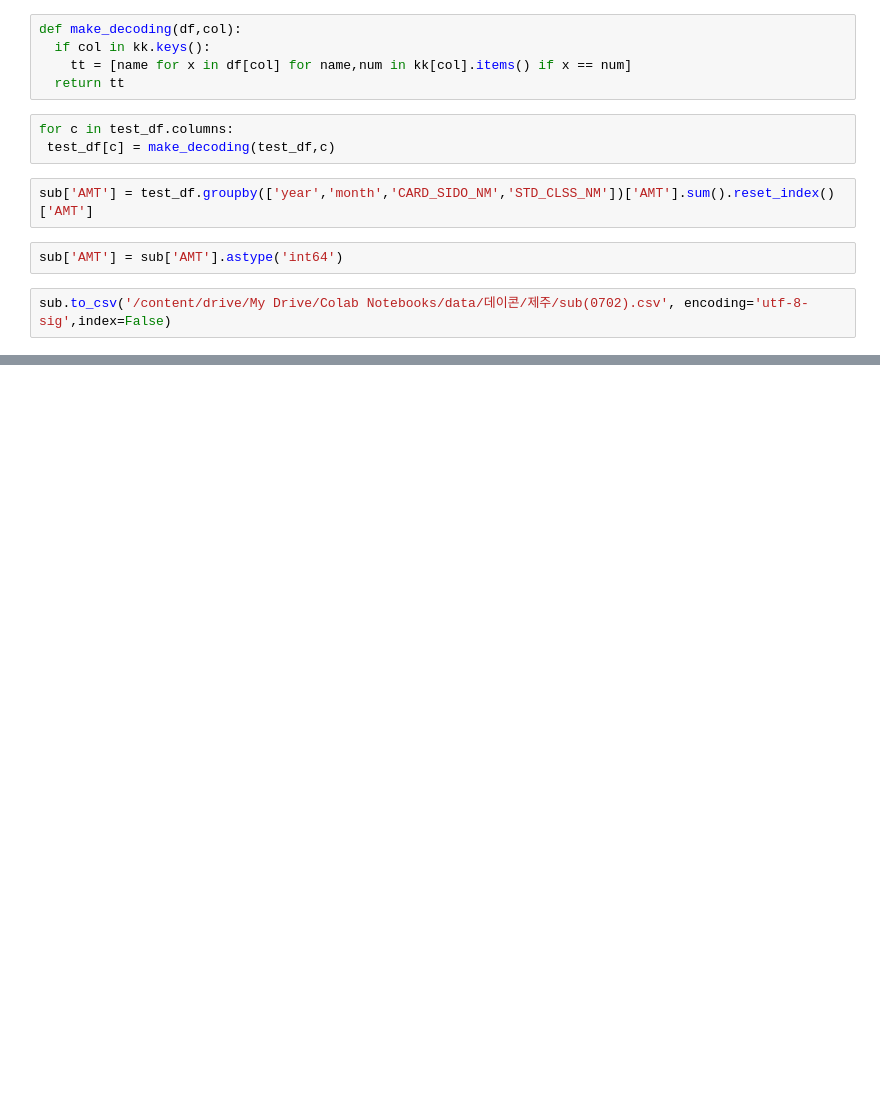
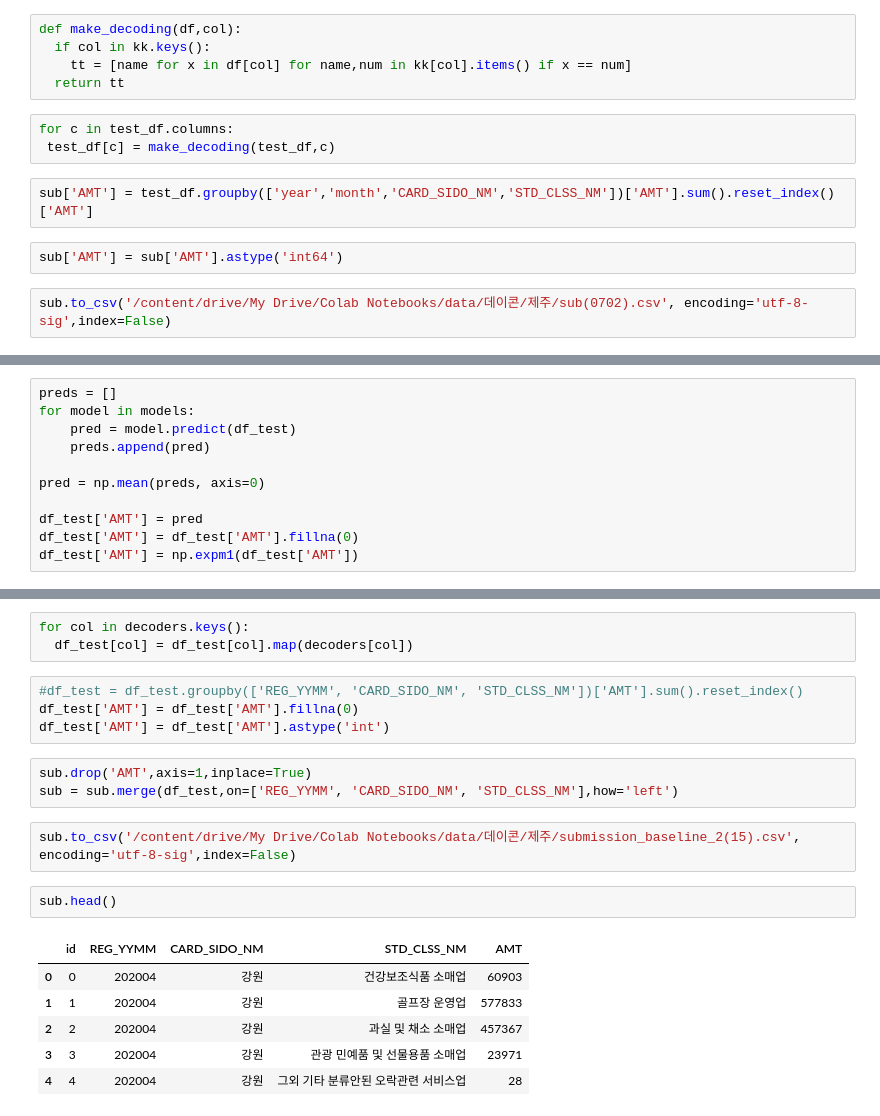
Before and after one commit to DrumDong/Dacon_Jeju, a Jupyter notebook: Jeju_modeling(LightGBM).ipynb, the cells around one changed output, grey strips where cells are left out. Cells and saved outputs as stored; diff of their text form; blank space fills up the shorter version.

```diff
--- a/Jeju_modeling(LightGBM).ipynb
+++ b/Jeju_modeling(LightGBM).ipynb
@@ -908,0 +916,11 @@ sub.to_csv('/content/drive/My Drive/Colab Notebooks/data/데이콘/제주/sub(07
+# %%
+preds = []
+for model in models:
+    pred = model.predict(df_test)
+    preds.append(pred)
+
+pred = np.mean(preds, axis=0)
+
+df_test['AMT'] = pred
+df_test['AMT'] = df_test['AMT'].fillna(0)
+df_test['AMT'] = np.expm1(df_test['AMT'])
@@ -908,0 +947,21 @@ sub.to_csv('/content/drive/My Drive/Colab Notebooks/data/데이콘/제주/sub(07
+# %%
+for col in decoders.keys():
+  df_test[col] = df_test[col].map(decoders[col])
+# %%
+#df_test = df_test.groupby(['REG_YYMM', 'CARD_SIDO_NM', 'STD_CLSS_NM'])['AMT'].sum().reset_index()
+df_test['AMT'] = df_test['AMT'].fillna(0)
+df_test['AMT'] = df_test['AMT'].astype('int')
+# %%
+sub.drop('AMT',axis=1,inplace=True)
+sub = sub.merge(df_test,on=['REG_YYMM', 'CARD_SIDO_NM', 'STD_CLSS_NM'],how='left')
+# %%
+sub.to_csv('/content/drive/My Drive/Colab Notebooks/data/데이콘/제주/submission_baseline_2(15).csv', encoding='utf-8-sig',index=False)
+# %%
+sub.head()
+# %% [output]
+|  | id | REG_YYMM | CARD_SIDO_NM | STD_CLSS_NM | AMT |
+| 0 | 0 | 202004 | 강원 | 건강보조식품 소매업 | 60903 |
+| 1 | 1 | 202004 | 강원 | 골프장 운영업 | 577833 |
+| 2 | 2 | 202004 | 강원 | 과실 및 채소 소매업 | 457367 |
+| 3 | 3 | 202004 | 강원 | 관광 민예품 및 선물용품 소매업 | 23971 |
+| 4 | 4 | 202004 | 강원 | 그외 기타 분류안된 오락관련 서비스업 | 28 |
```
Also changed, not shown: parts of 31 cells of this notebook.
